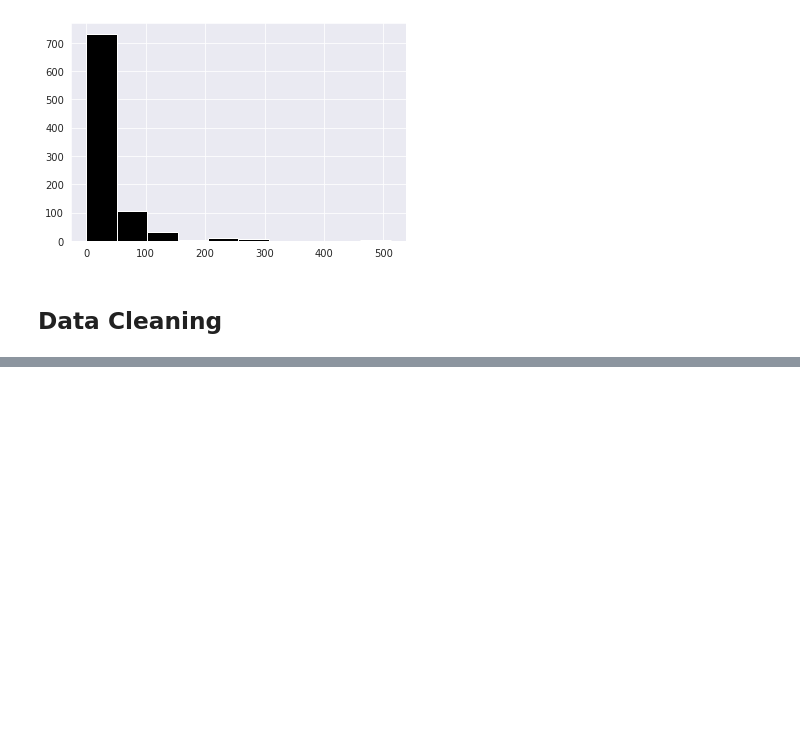
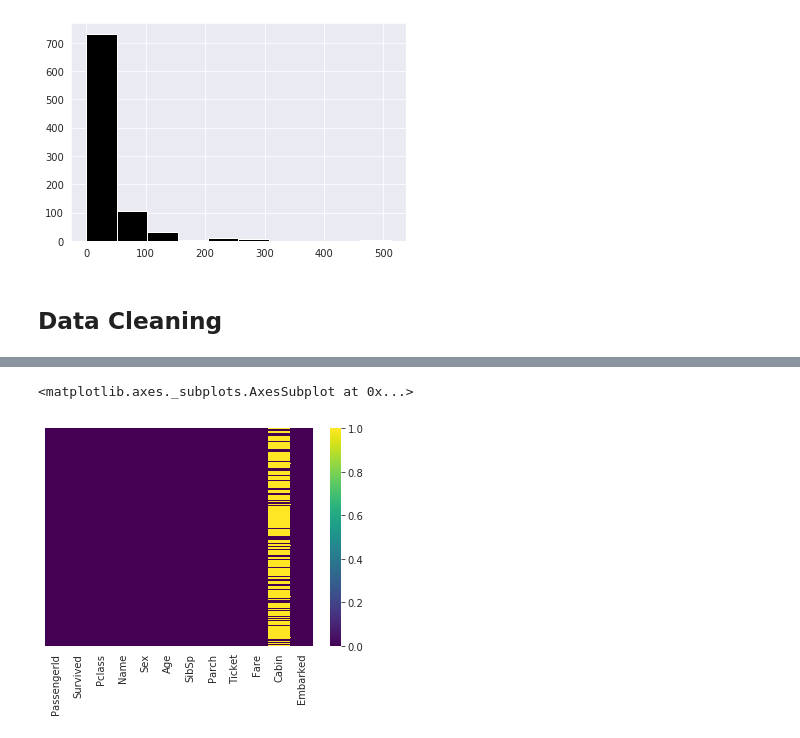
Before and after one commit to 1zulkifel/Titanic_Data_set_Quarter_2, a Jupyter notebook: Assignment_1.ipynb, the cells around one changed output, grey strips where cells are left out. Drawn from its saved outputs; the diff is of its cells as text; code cells hidden in the pictures; blank space fills up the shorter version.

```diff
--- a/Assignment_1.ipynb
+++ b/Assignment_1.ipynb
@@ -103,0 +125,20 @@ sb.boxplot(x='Pclass',y='Age',data=Titanic_data_set,palette='winter')
+# %%
+def inpt_age(cols):
+    Age=cols[0]
+    Pclass=cols[1]
+    if pd.isnull(Age):
+        if Pclass==1:
+            return 39
+        elif Pclass==2:
+            return 29
+        else:
+            return 24
+    else:
+        return Age
+# %%
+Titanic_data_set['Age']=Titanic_data_set[['Age','Pclass']].apply(inpt_age,axis=1)
+# %%
+sb.heatmap(Titanic_data_set.isnull(),yticklabels=False,cmap='viridis')
+# %% [output]
+<matplotlib.axes._subplots.AxesSubplot at 0x...>
+[figure, added]
```
Also changed, not shown: parts of 2 cells of this notebook, 20 other files.
